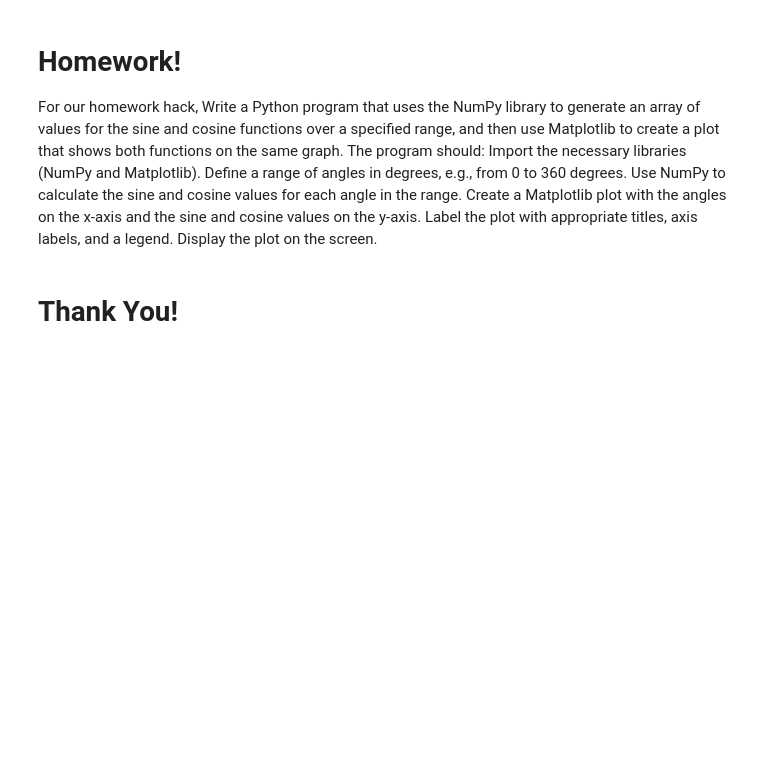
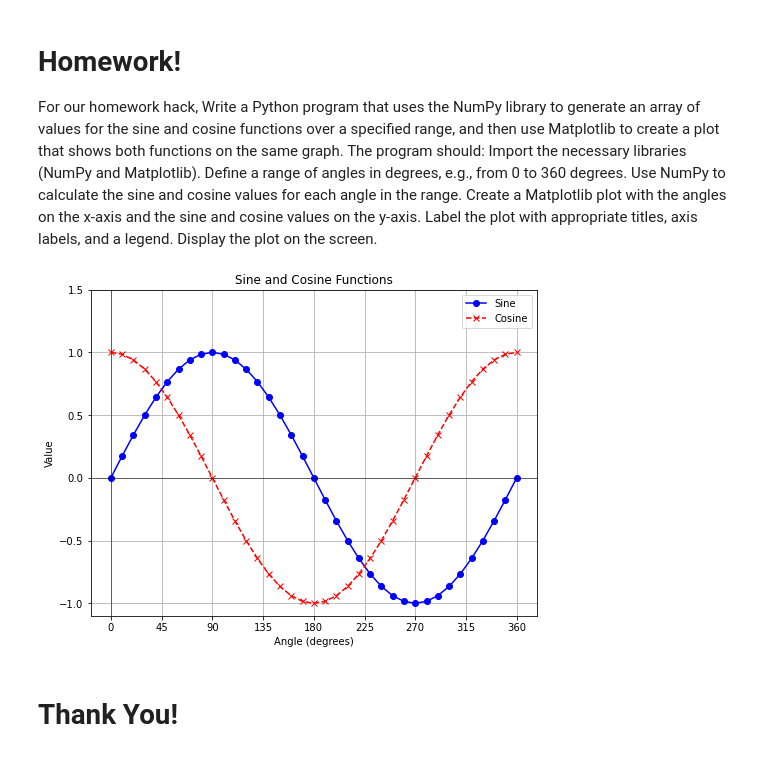
Before and after one commit to Ashwinv93/CompSci, a Jupyter notebook: _notebooks/2023-10-21-teamteach.ipynb, the cells around one changed output. Saved outputs shown, nothing was run; the diff lists cells and outputs as text; code cells hidden in the pictures; blank space fills up the shorter version.

```diff
--- a/_notebooks/2023-10-21-teamteach.ipynb
+++ b/_notebooks/2023-10-21-teamteach.ipynb
@@ -156,2 +220,28 @@ Display the plot on the screen.
+# %%
+import numpy as np
+import matplotlib.pyplot as plt
+# Define the range of angles from 0 to 360 degrees
+angles = np.arange(0, 361, 10)  # Angles from 0 to 360 degrees with a step of 10 degrees
+# Calculate the sine and cosine values for each angle
+sine_values = np.sin(np.radians(angles))
+cosine_values = np.cos(np.radians(angles))
+# Create a Matplotlib plot
+plt.figure(figsize=(8, 6))  # Set the figure size
+plt.plot(angles, sine_values, label='Sine', marker='o', linestyle='-', color='blue')
+plt.plot(angles, cosine_values, label='Cosine', marker='x', linestyle='--', color='red')
+# Label the plot
+plt.title('Sine and Cosine Functions')
+plt.xlabel('Angle (degrees)')
+plt.ylabel('Value')
+plt.legend()
+# Display the plot
+plt.grid()
+plt.axhline(0, color='black', linewidth=0.5)
+plt.axvline(0, color='black', linewidth=0.5)
+plt.xticks(np.arange(0, 361, 45))
+plt.yticks(np.arange(-1, 2, 0.5))
+plt.show()
+# %% [output]
+[figure, added]
 # %% [markdown]
 <h1>Thank You!</h1>
```
Also changed, not shown: parts of 7 cells of this notebook, 4 other files.
